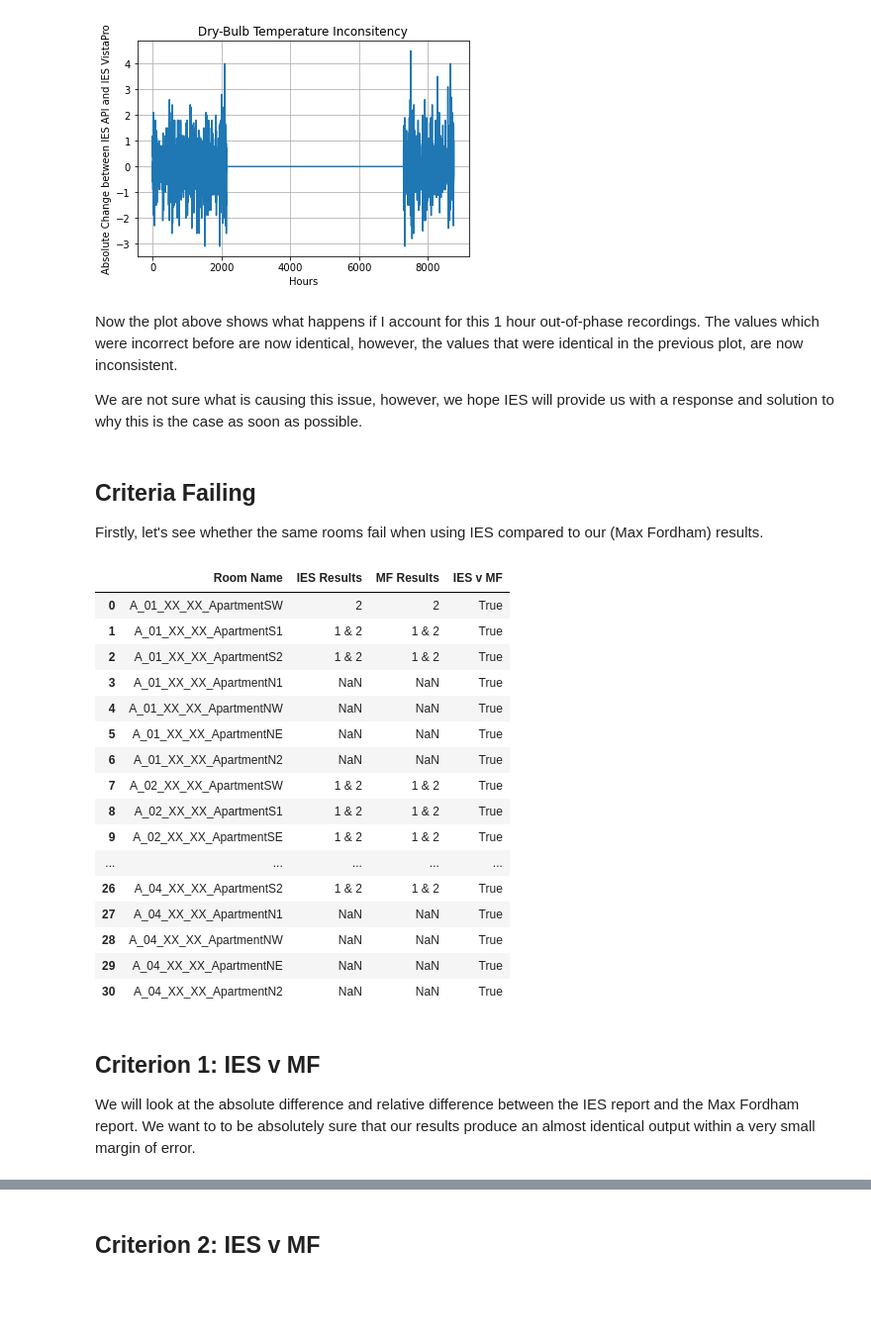
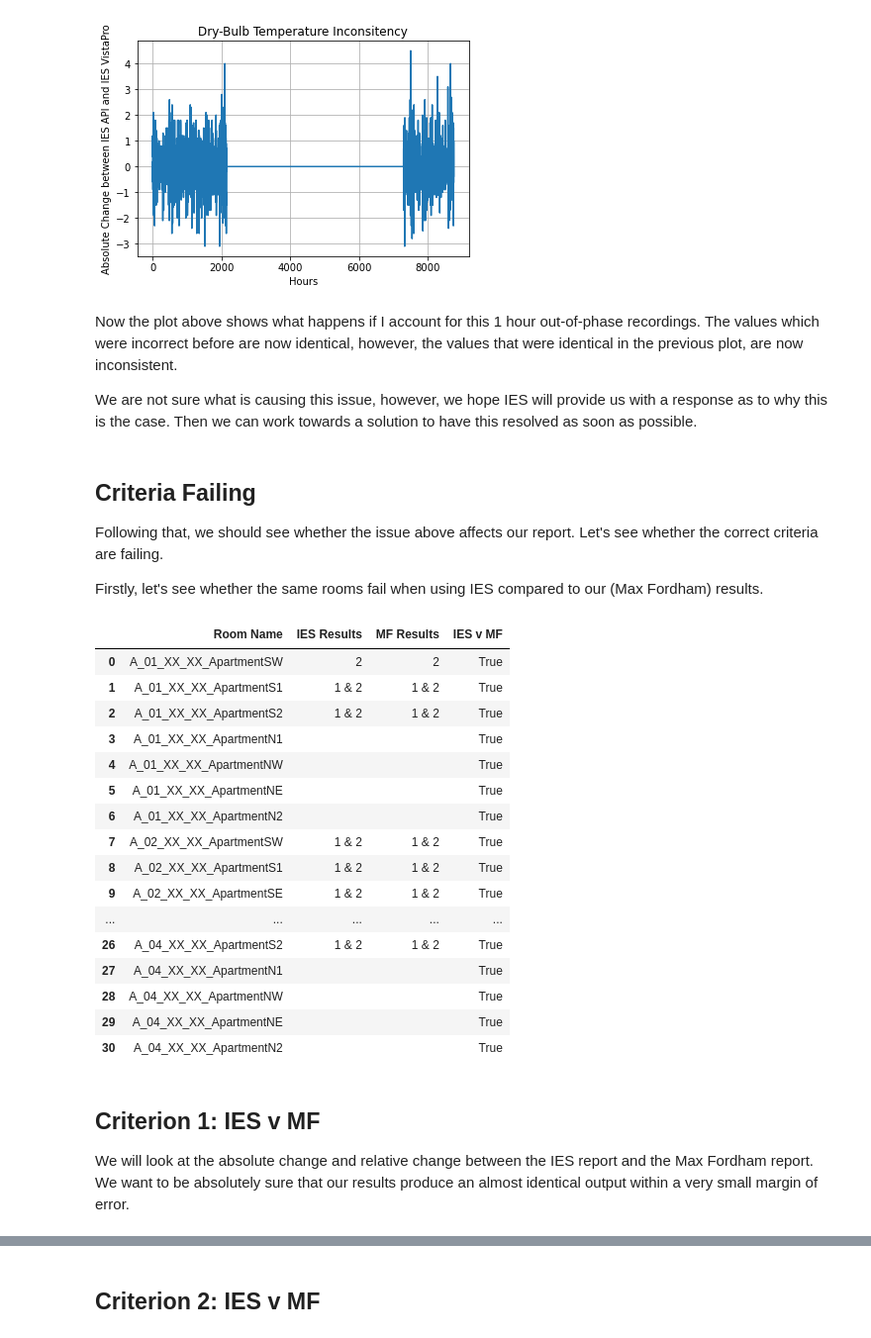
Before and after one commit to maxfordham/adaptive-comfort, a Jupyter notebook: docs/tests.ipynb, the cells around one changed output, grey strips where cells are left out. Shown at 99% size. Saved outputs shown, nothing was run; the diff lists cells and outputs as text; code cells hidden in the pictures; blank space fills up the shorter version.

```diff
--- a/docs/tests.ipynb
+++ b/docs/tests.ipynb
@@ -53,37 +53,39 @@ plt.show()
 # %% [markdown]
 Now the plot above shows what happens if I account for this 1 hour out-of-phase recordings. The values which were incorrect before are now identical, however, the values that were identical in the previous plot, are now inconsistent.
 
-We are not sure what is causing this issue, however, we hope IES will provide us with a response and solution to why this is the case as soon as possible.
+We are not sure what is causing this issue, however, we hope IES will provide us with a response as to why this is the case. Then we can work towards a solution to have this resolved as soon as possible.
 # %% [markdown]
 ## Criteria Failing
 
+Following that, we should see whether the issue above affects our report. Let's see whether the correct criteria are failing.
+
 Firstly, let's see whether the same rooms fail when using IES compared to our (Max Fordham) results.
 # %%
 FPTH_TEST_ALL_CRITERIA = cwd / "tests" / "test_all_criteria.xlsx"
 df = pd.read_excel(FPTH_TEST_ALL_CRITERIA, sheet_name=None)
 # %%
 del df["Criteria Failing, Air Speed 0.1"]["index"]
-df["Criteria Failing, Air Speed 0.1"]
+df["Criteria Failing, Air Speed 0.1"].fillna('')
 # %% [output]
 |  | Room Name | IES Results | MF Results | IES v MF |
 | 0 | A_01_XX_XX_ApartmentSW | 2 | 2 | True |
 | 1 | A_01_XX_XX_ApartmentS1 | 1 & 2 | 1 & 2 | True |
 | 2 | A_01_XX_XX_ApartmentS2 | 1 & 2 | 1 & 2 | True |
-| 3 | A_01_XX_XX_ApartmentN1 | NaN | NaN | True |
-| 4 | A_01_XX_XX_ApartmentNW | NaN | NaN | True |
-| 5 | A_01_XX_XX_ApartmentNE | NaN | NaN | True |
-| 6 | A_01_XX_XX_ApartmentN2 | NaN | NaN | True |
+| 3 | A_01_XX_XX_ApartmentN1 |  |  | True |
+| 4 | A_01_XX_XX_ApartmentNW |  |  | True |
+| 5 | A_01_XX_XX_ApartmentNE |  |  | True |
+| 6 | A_01_XX_XX_ApartmentN2 |  |  | True |
 | 7 | A_02_XX_XX_ApartmentSW | 1 & 2 | 1 & 2 | True |
 | 8 | A_02_XX_XX_ApartmentS1 | 1 & 2 | 1 & 2 | True |
 | 9 | A_02_XX_XX_ApartmentSE | 1 & 2 | 1 & 2 | True |
 | ... | ... | ... | ... | ... |
 | 26 | A_04_XX_XX_ApartmentS2 | 1 & 2 | 1 & 2 | True |
-| 27 | A_04_XX_XX_ApartmentN1 | NaN | NaN | True |
-| 28 | A_04_XX_XX_ApartmentNW | NaN | NaN | True |
-| 29 | A_04_XX_XX_ApartmentNE | NaN | NaN | True |
-| 30 | A_04_XX_XX_ApartmentN2 | NaN | NaN | True |
+| 27 | A_04_XX_XX_ApartmentN1 |  |  | True |
+| 28 | A_04_XX_XX_ApartmentNW |  |  | True |
+| 29 | A_04_XX_XX_ApartmentNE |  |  | True |
+| 30 | A_04_XX_XX_ApartmentN2 |  |  | True |
 # %% [markdown]
 ## Criterion 1: IES v MF
-We will look at the absolute difference and relative difference between the IES report and the Max Fordham report. We want to to be absolutely sure that our results produce an almost identical output within a very small margin of error.
+We will look at the absolute change and relative change between the IES report and the Max Fordham report. We want to be absolutely sure that our results produce an almost identical output within a very small margin of error.
 # %%
 del df["Criterion 1, Air Speed 0.1"]["index"]  # Remove index column
```
Also changed, not shown: parts of 6 cells of this notebook, 3 other files.
